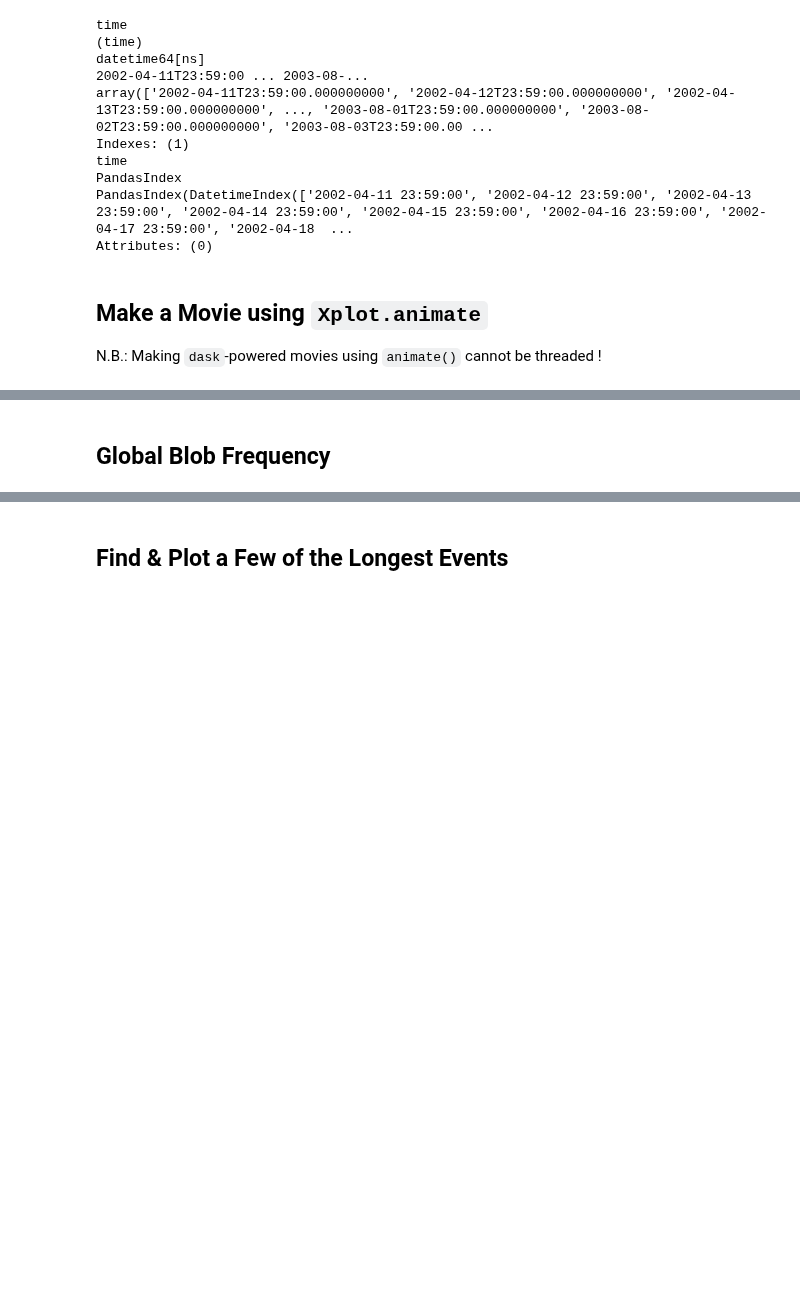
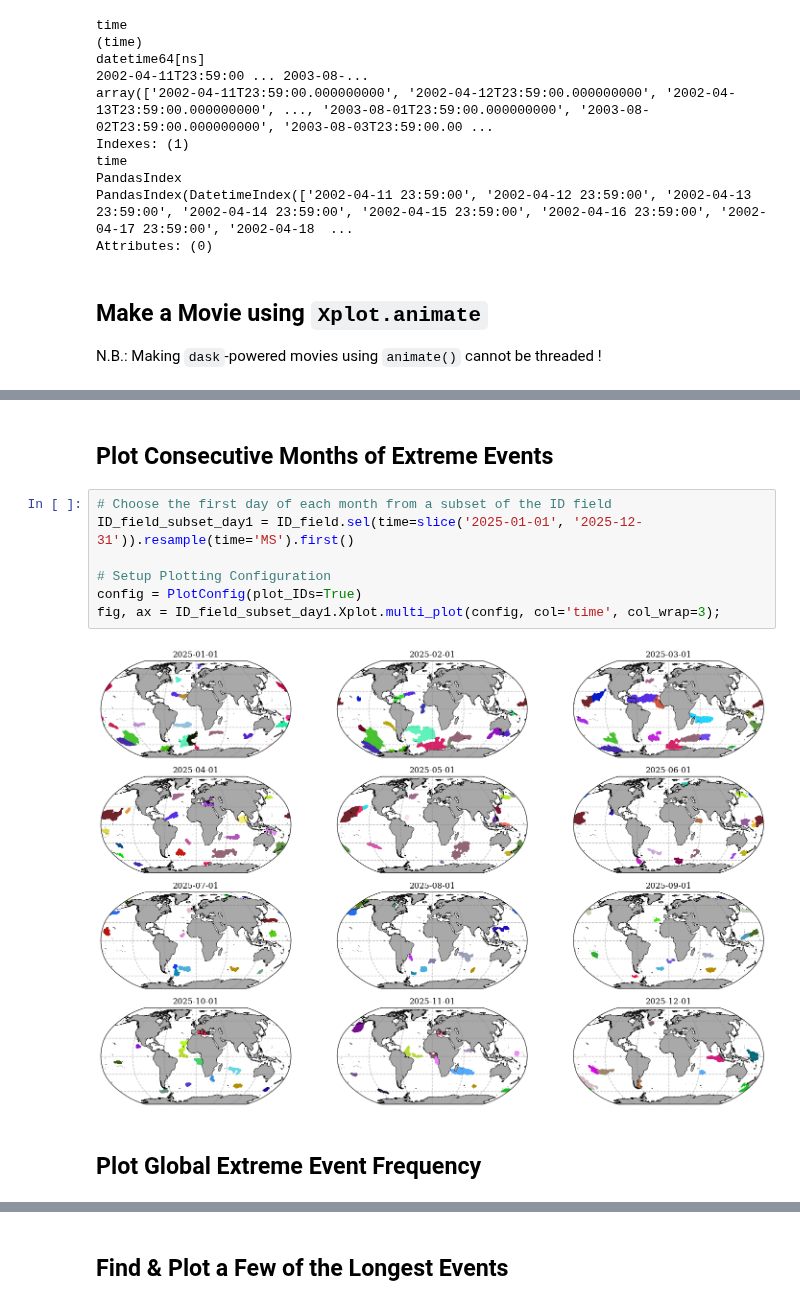
Before and after one commit to wienkers/spot_the_blOb, a Jupyter notebook: examples/unstructured data/03_visualise_events.ipynb, the cells around one changed output, grey strips where cells are left out. Cells and saved outputs as stored; diff of their text form; blank space fills up the shorter version.

```diff
--- a/examples/unstructured data/03_visualise_events.ipynb
+++ b/examples/unstructured data/03_visualise_events.ipynb
@@ -150,3 +131,14 @@ fig, ax = blobs_day1.plotter.pplot_col(plot_IDs=True, col_wrap=3, show_colorbar=
+# %% [markdown]
+## Plot Consecutive Months of Extreme Events
+# %%
+# Choose the first day of each month from a subset of the ID field
+ID_field_subset_day1 = ID_field.sel(time=slice('2025-01-01', '2025-12-31')).resample(time='MS').first()
+
+# Setup Plotting Configuration
+config = PlotConfig(plot_IDs=True)
+fig, ax = ID_field_subset_day1.Xplot.multi_plot(config, col='time', col_wrap=3);
+# %% [output]
+[figure, added]
 # %% [markdown]
-## Global Blob Frequency
+## Plot Global Extreme Event Frequency
 # %%
```
Also changed, not shown: parts of 28 cells of this notebook, 8 other files.
